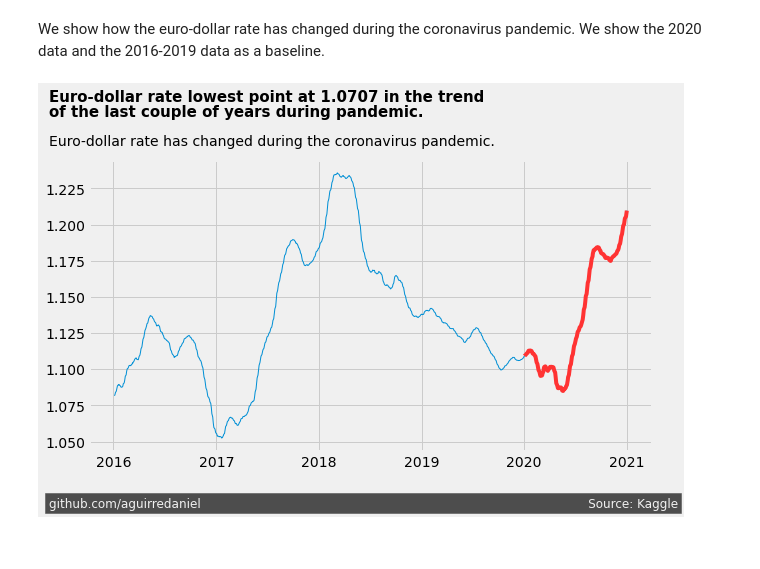
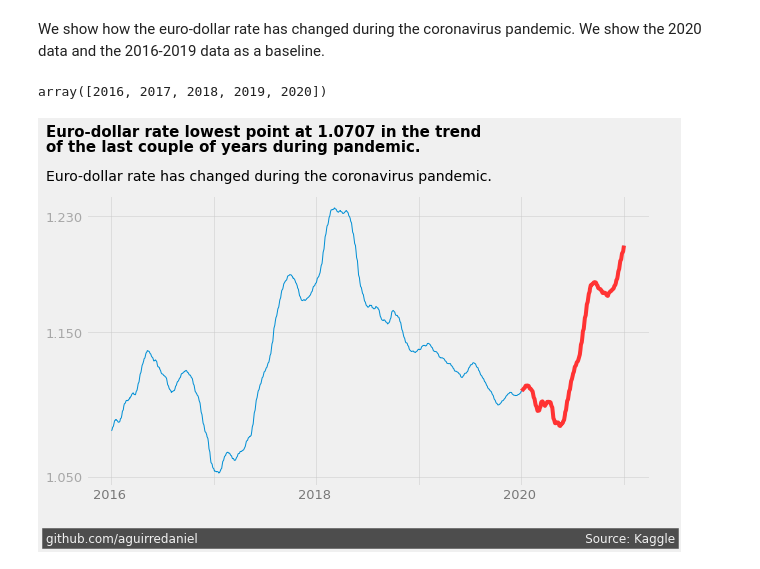
Before and after one commit to aguirredaniel/dataquest-projects, a Jupyter notebook: Storytelling_Data_Visualization_Exchange_Rates/basics.ipynb, the cells around one changed output. Drawn from its saved outputs; the diff is of its cells as text; code cells hidden in the pictures.

Commit message:
6.01 Coding the Graph (Maximizing data-ink ratio)

```diff
--- a/Storytelling_Data_Visualization_Exchange_Rates/basics.ipynb
+++ b/Storytelling_Data_Visualization_Exchange_Rates/basics.ipynb
@@ -126,26 +126,38 @@ We show how the euro-dollar rate has changed during the coronavirus pandemic. We
 euro_to_dollar_after  = euro_to_dollar[euro_to_dollar['Time'].dt.year == 2020]
 euro_to_dollar_pandemic = euro_to_dollar[euro_to_dollar['Time'].dt.year == 2020]
 euro_to_dollar_period = euro_to_dollar[euro_to_dollar['Time'].dt.year.between(2016, 2020)]
+
+euro_to_dollar_period['Time'].dt.year.unique()
+# %% [output]
+array([2016, 2017, 2018, 2019, 2020])
 # %%
 fig, ax = plt.subplots(figsize=(9, 5))
 plt.style.use('fivethirtyeight')
 
-# Graphing the 2020 data and 2016-2019 data.
+# Graphing the 2016-2019 and 2020 data.
 ax.plot(euro_to_dollar_period['Time'], euro_to_dollar_period['rolling_mean'], linewidth=1)
 ax.plot(euro_to_dollar_pandemic['Time'], euro_to_dollar_pandemic['rolling_mean'], color='#ff3333')
 
 # Adding title and subtittle.
 ax.text(16570, 1.285, 'Euro-dollar rate lowest point at 1.0707 in the trend', size=15, weight='bold')
 ax.text(16570, 1.275, 'of the last couple of years during pandemic.', size=15, weight='bold')
 ax.text(16570, 1.255, 'Euro-dollar rate has changed during the coronavirus pandemic.')
 
+# Maximizing data-ink ratio
+ax.grid(alpha=0.5)
+ax.set_yticks([1.050, 1.150, 1.230,])
+ax.set_yticklabels(['1.050', '1.150','1.230', ], fontsize=13, alpha=0.3)
+ax.set_xticklabels([])
+
+x = 16737
+for year in ['2016', '', '2018', '', '2020']:
+    ax.text(x, 1.035, year, alpha=0.5, fontsize=13)
+    x += 365
 
 # Adding a Signature
-ax.text(16570, 1.005,
-        'github.com/aguirredaniel' + ' ' * 100 + 'Source: Kaggle',
-        color='#f0f0f0', backgroundcolor='#4d4d4d',
-        size=12)
+ax.text(16570, 1.005,'github.com/aguirredaniel' + ' ' * 100 + 'Source: Kaggle',
+        color='#f0f0f0', backgroundcolor='#4d4d4d',size=12)
 
 plt.show()
 # %% [output]
-[figure, old version]
+[figure, new version]
```
Also changed, not shown: parts of 1 cell of this notebook.
